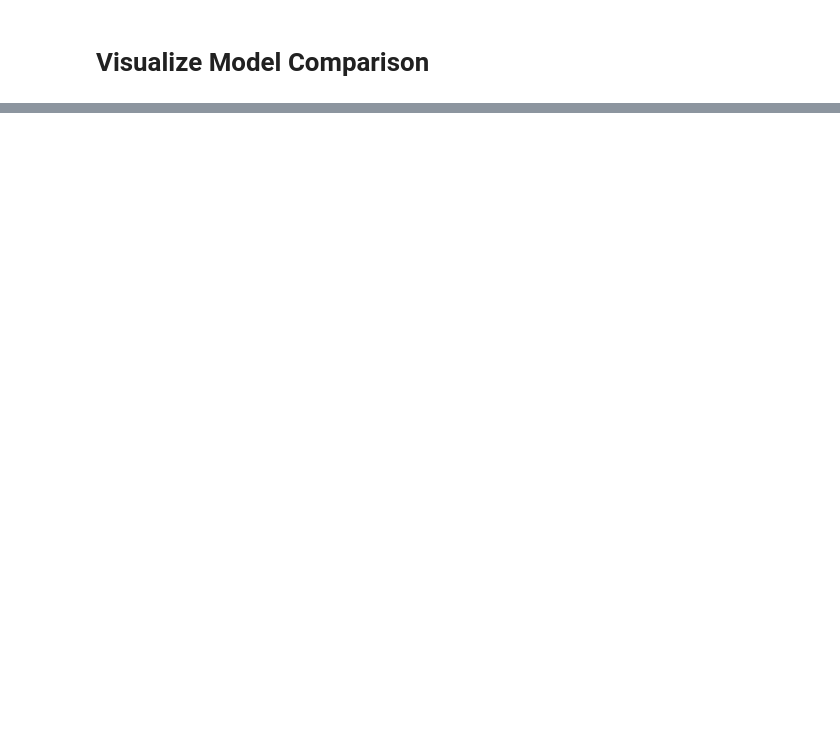
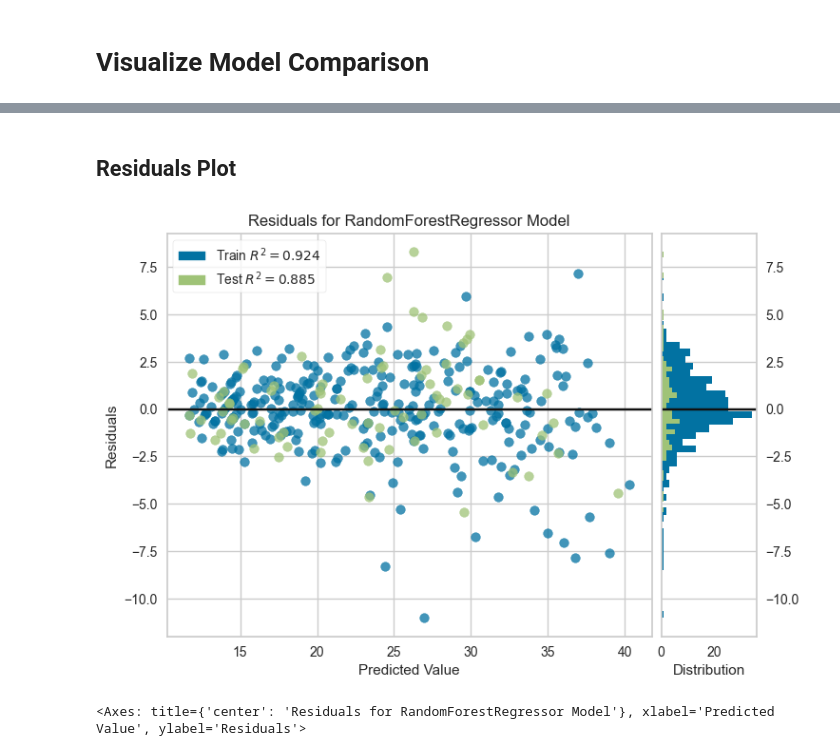
Before and after one commit to tshihab07/MPG-Forecasting-Model, a Jupyter notebook: advanceModeling.ipynb, the cells around one changed output, grey strips where cells are left out. Drawn from its saved outputs; the diff is of its cells as text; code cells hidden in the pictures; blank space fills up the shorter version.

Commit message:
Add prediction error and residuals plots for model diagnostic analysis

```diff
--- a/advanceModeling.ipynb
+++ b/advanceModeling.ipynb
@@ -386,0 +390,11 @@ plt.show()
+# %%
+# Find the best model name from summary_df
+best_model_name = summary_df.iloc[0]['Model']  # e.g., "XGBoost (Bayesian Search)"
+
+# Now find the matching estimator in all_best_models
+for entry in best_models:
+    if entry["Model"] == best_model_name:
+        best_model = entry["Estimator"]
+        break
+
+print("Best Model:", best_model_name)
@@ -386,0 +405,12 @@ plt.show()
+# %%
+# prediction error visualization
+visualizer = PredictionError(best_model)
+
+# Fit the visualizer to the training data
+visualizer.fit(x_train, y_train)
+
+# Score the visualizer on the test data
+visualizer.score(x_test, y_test)
+
+# Show the visualization
+visualizer.show()
@@ -386,0 +420,17 @@ plt.show()
+# %% [markdown]
+## Residuals Plot
+# %%
+# residuals plot visualization
+visualizer = ResidualsPlot(best_model)
+
+# Fit the visualizer to the training data
+visualizer.fit(x_train, y_train)
+
+# Score the visualizer on the test data
+visualizer.score(x_test, y_test)
+
+# Show the visualization
+visualizer.show()
+# %% [output]
+[figure, added]
+<Axes: title={'center': 'Residuals for RandomForestRegressor Model'}, xlabel='Predicted Value', ylabel='Residuals'>
```
Also changed, not shown: parts of 9 cells of this notebook.
